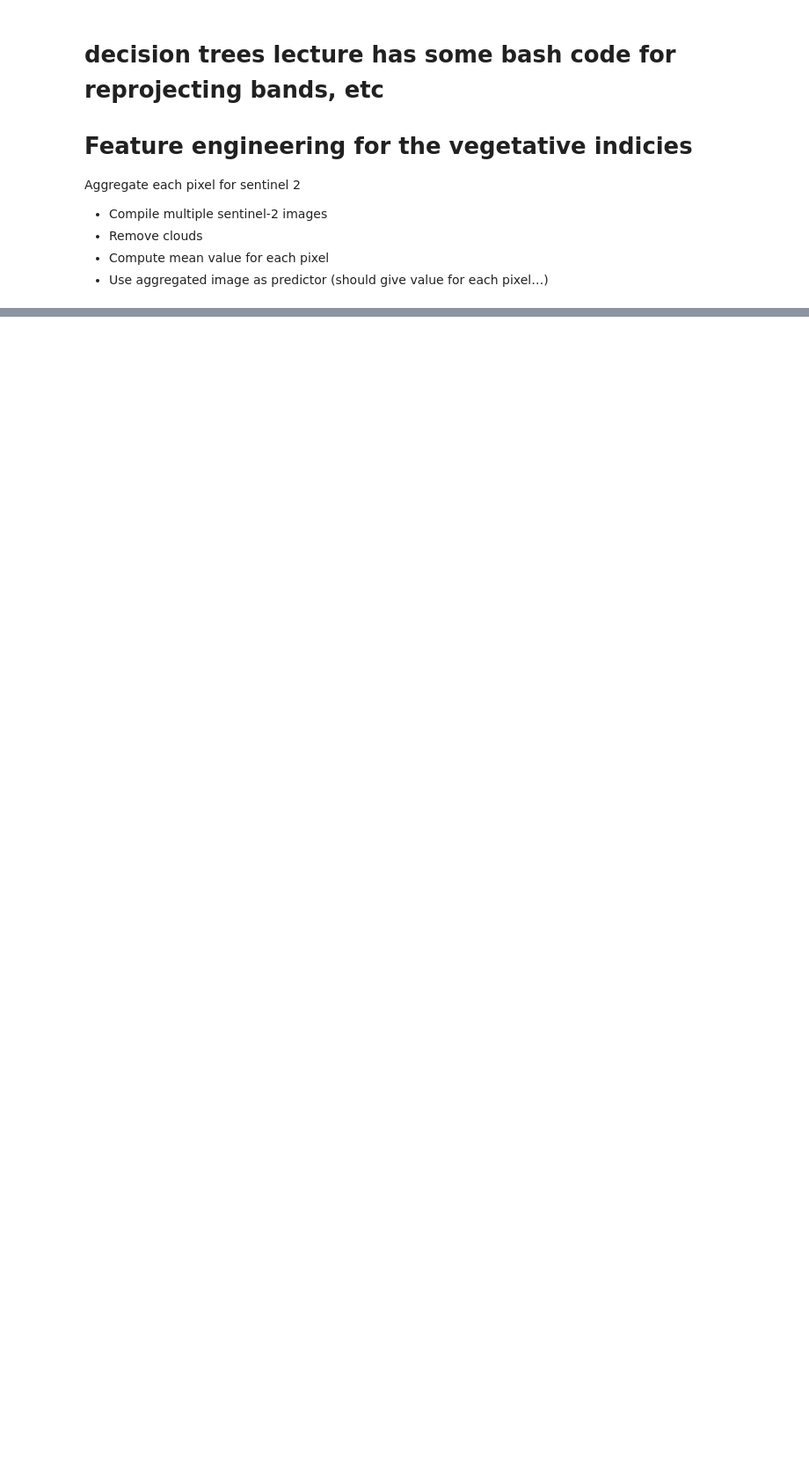
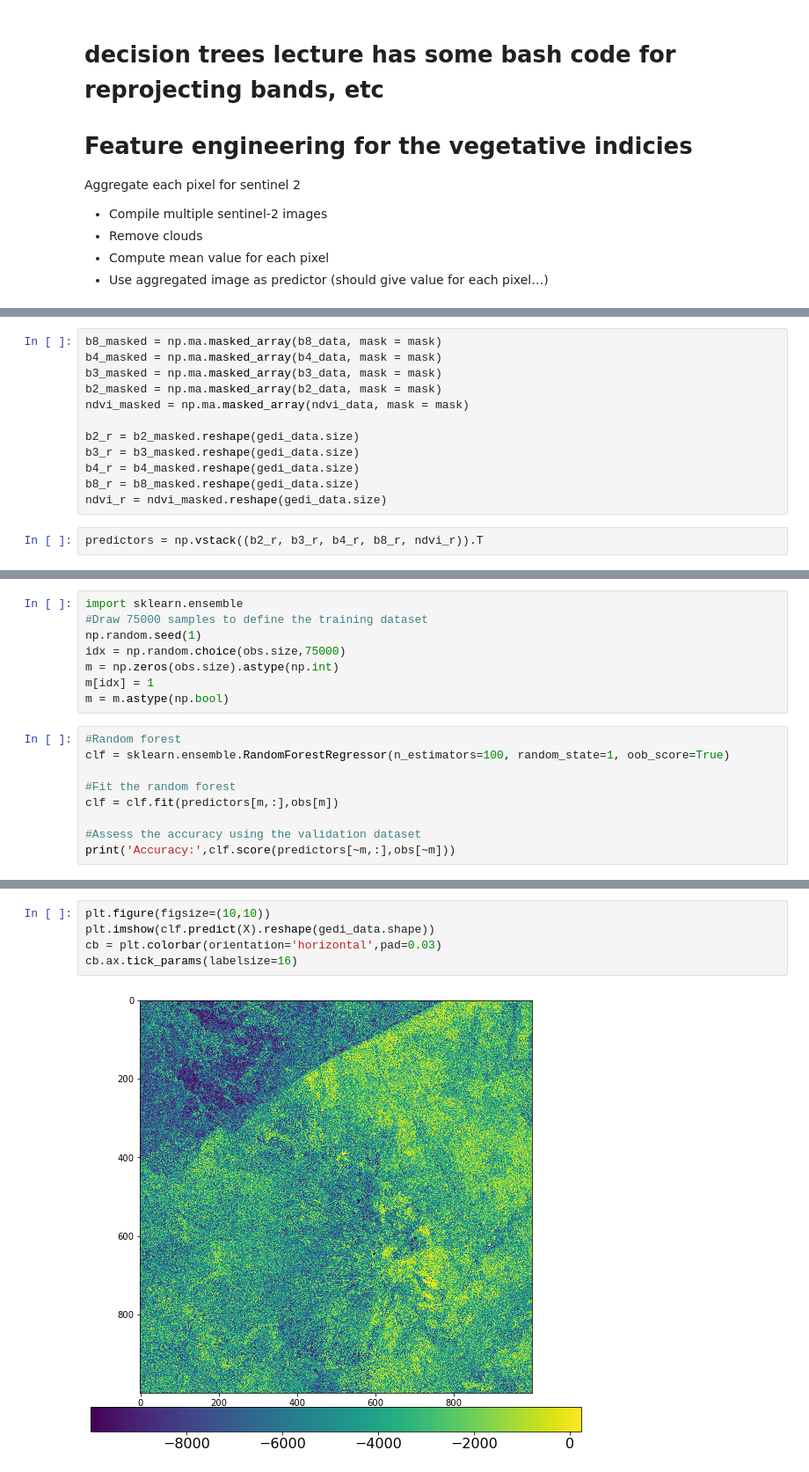
Before and after one commit to caseyslaught/duke-esda-forest-project, a Jupyter notebook: KT_project.ipynb, the cells around one changed output, grey strips where cells are left out. Shown at 88% size. Saved outputs shown, nothing was run; the diff lists cells and outputs as text; blank space fills up the shorter version.

```diff
--- a/KT_project.ipynb
+++ b/KT_project.ipynb
@@ -725,0 +701,14 @@ Aggregate each pixel for sentinel 2
+# %%
+b8_masked = np.ma.masked_array(b8_data, mask = mask)
+b4_masked = np.ma.masked_array(b4_data, mask = mask)
+b3_masked = np.ma.masked_array(b3_data, mask = mask)
+b2_masked = np.ma.masked_array(b2_data, mask = mask)
+ndvi_masked = np.ma.masked_array(ndvi_data, mask = mask)
+
+b2_r = b2_masked.reshape(gedi_data.size)
+b3_r = b3_masked.reshape(gedi_data.size)
+b4_r = b4_masked.reshape(gedi_data.size)
+b8_r = b8_masked.reshape(gedi_data.size)
+ndvi_r = ndvi_masked.reshape(gedi_data.size)
+# %%
+predictors = np.vstack((b2_r, b3_r, b4_r, b8_r, ndvi_r)).T
@@ -725,0 +719,17 @@ Aggregate each pixel for sentinel 2
+# %%
+import sklearn.ensemble
+#Draw 75000 samples to define the training dataset
+np.random.seed(1)
+idx = np.random.choice(obs.size,75000)
+m = np.zeros(obs.size).astype(np.int)
+m[idx] = 1
+m = m.astype(np.bool)
+# %%
+#Random forest
+clf = sklearn.ensemble.RandomForestRegressor(n_estimators=100, random_state=1, oob_score=True)
+
+#Fit the random forest
+clf = clf.fit(predictors[m,:],obs[m])
+
+#Assess the accuracy using the validation dataset
+print('Accuracy:',clf.score(predictors[~m,:],obs[~m]))
@@ -725,0 +738,7 @@ Aggregate each pixel for sentinel 2
+# %%
+plt.figure(figsize=(10,10))
+plt.imshow(clf.predict(X).reshape(gedi_data.shape))
+cb = plt.colorbar(orientation='horizontal',pad=0.03)
+cb.ax.tick_params(labelsize=16)
+# %% [output]
+[figure, added]
```
Also changed, not shown: parts of 14 cells of this notebook.
